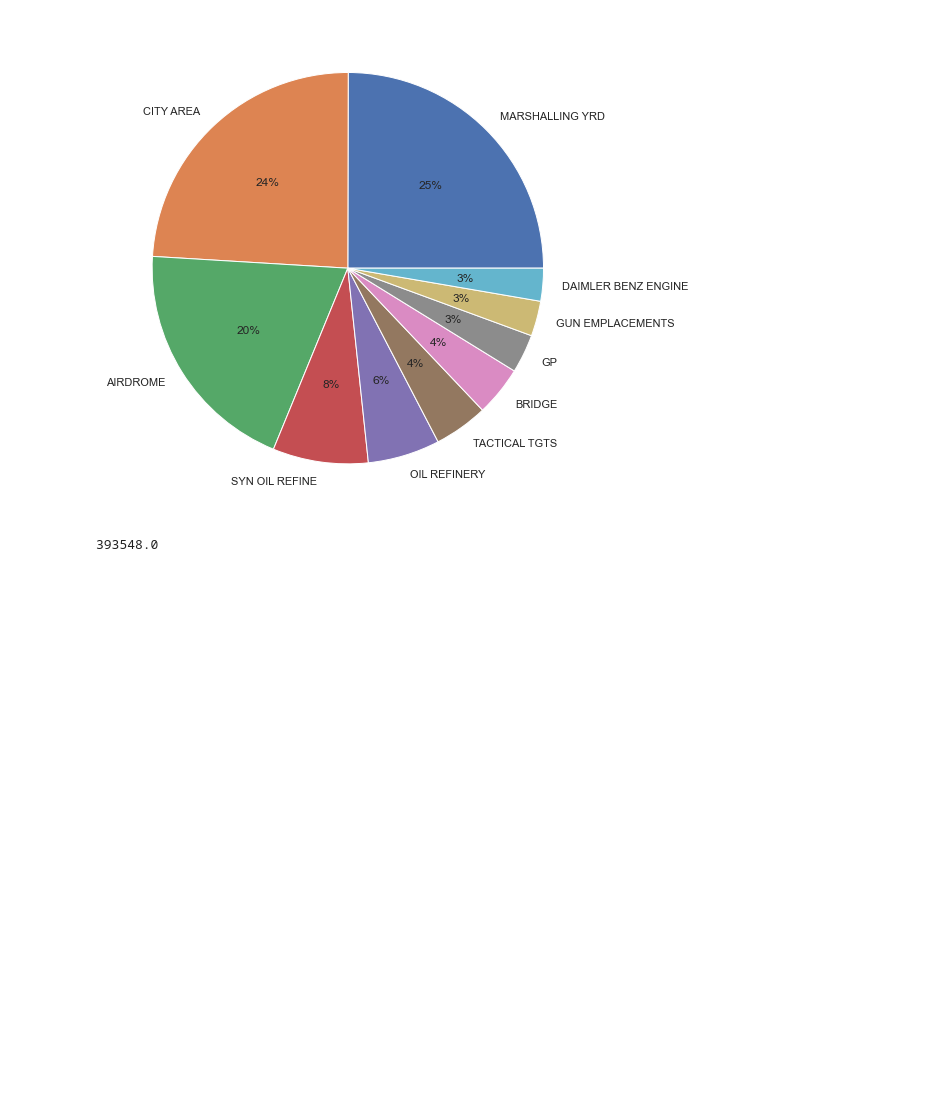
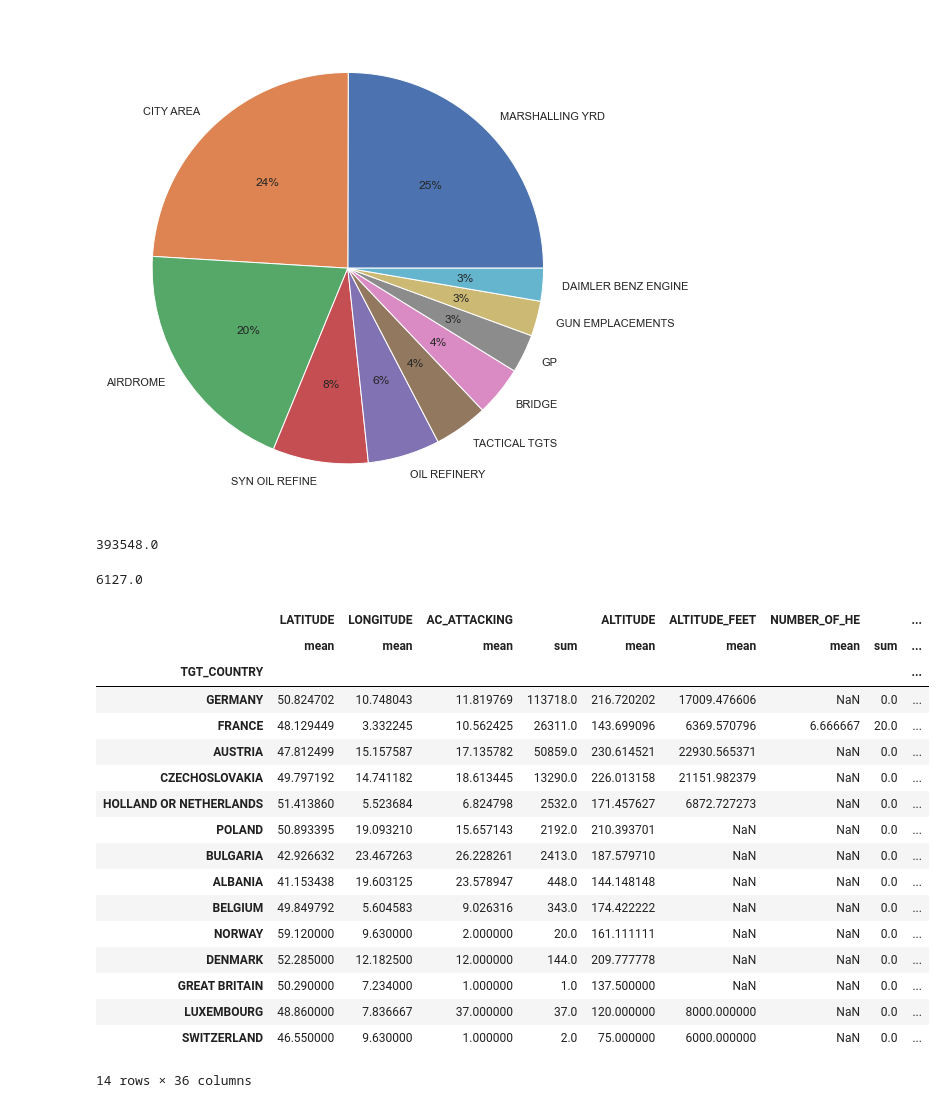
Before and after one commit to sidmurthy/ww2bombing, a Jupyter notebook: bombing_analysis.ipynb, the cells around one changed output. Cells and saved outputs as stored; diff of their text form; code cells hidden in the pictures; blank space fills up the shorter version.

```diff
--- a/bombing_analysis.ipynb
+++ b/bombing_analysis.ipynb
@@ -555,8 +570,3 @@ plt.title('Total Tonnage dropped by USAAF in the European Theater by Target Type
 plt.pie(x=us_eur_top10_tons_per_tgt[('TOTAL_TONS', 'sum')], labels=us_eur_top10_tons_per_tgt['TGT_TYPE'], autopct='%.0f%%');
 # %% [output]
 [figure]
-# %%
-test = us_eur.groupby(by=['TGT_COUNTRY', 'TGT_TYPE']).sum()
-sum(test.loc['GERMANY','TOTAL_TONS'])
-# %% [output]
-393548.0
@@ -562,0 +577,30 @@ sum(test.loc['GERMANY','TOTAL_TONS'])
+# %%
+country_total_tons(us_eur, 'GERMANY')
+# %% [output]
+393548.0
+# %%
+country_total_tons(us_eur, 'POLAND')
+# %% [output]
+6127.0
+# %%
+eur_tons = groupby_custom(us_eur, 'TGT_COUNTRY').sort_values(('TOTAL_TONS', 'sum'), ascending=False)
+eur_tons
+# %% [output]
+|  | LATITUDE | LONGITUDE | AC_ATTACKING |  | ALTITUDE | ALTITUDE_FEET | NUMBER_OF_HE |  | ... |
+|  | mean | mean | mean | sum | mean | mean | mean | sum | ... |
+| TGT_COUNTRY |  |  |  |  |  |  |  |  | ... |
+| GERMANY | 50.824702 | 10.748043 | 11.819769 | 113718.0 | 216.720202 | 17009.476606 | NaN | 0.0 | ... |
+| FRANCE | 48.129449 | 3.332245 | 10.562425 | 26311.0 | 143.699096 | 6369.570796 | 6.666667 | 20.0 | ... |
+| AUSTRIA | 47.812499 | 15.157587 | 17.135782 | 50859.0 | 230.614521 | 22930.565371 | NaN | 0.0 | ... |
+| CZECHOSLOVAKIA | 49.797192 | 14.741182 | 18.613445 | 13290.0 | 226.013158 | 21151.982379 | NaN | 0.0 | ... |
+| HOLLAND OR NETHERLANDS | 51.413860 | 5.523684 | 6.824798 | 2532.0 | 171.457627 | 6872.727273 | NaN | 0.0 | ... |
+| POLAND | 50.893395 | 19.093210 | 15.657143 | 2192.0 | 210.393701 | NaN | NaN | 0.0 | ... |
+| BULGARIA | 42.926632 | 23.467263 | 26.228261 | 2413.0 | 187.579710 | NaN | NaN | 0.0 | ... |
+| ALBANIA | 41.153438 | 19.603125 | 23.578947 | 448.0 | 144.148148 | NaN | NaN | 0.0 | ... |
+| BELGIUM | 49.849792 | 5.604583 | 9.026316 | 343.0 | 174.422222 | NaN | NaN | 0.0 | ... |
+| NORWAY | 59.120000 | 9.630000 | 2.000000 | 20.0 | 161.111111 | NaN | NaN | 0.0 | ... |
+| DENMARK | 52.285000 | 12.182500 | 12.000000 | 144.0 | 209.777778 | NaN | NaN | 0.0 | ... |
+| GREAT BRITAIN | 50.290000 | 7.234000 | 1.000000 | 1.0 | 137.500000 | NaN | NaN | 0.0 | ... |
+| LUXEMBOURG | 48.860000 | 7.836667 | 37.000000 | 37.0 | 120.000000 | 8000.000000 | NaN | 0.0 | ... |
+| SWITZERLAND | 46.550000 | 9.630000 | 1.000000 | 2.0 | 75.000000 | 6000.000000 | NaN | 0.0 | ... |
+14 rows × 36 columns
```
Also changed, not shown: parts of 6 cells of this notebook.
